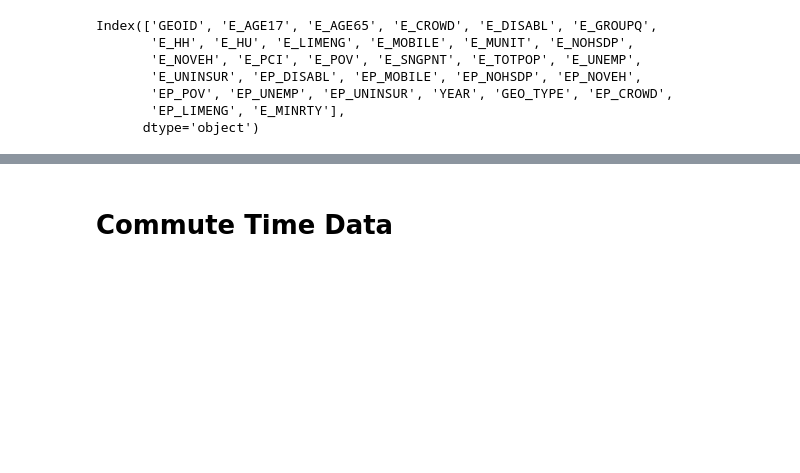
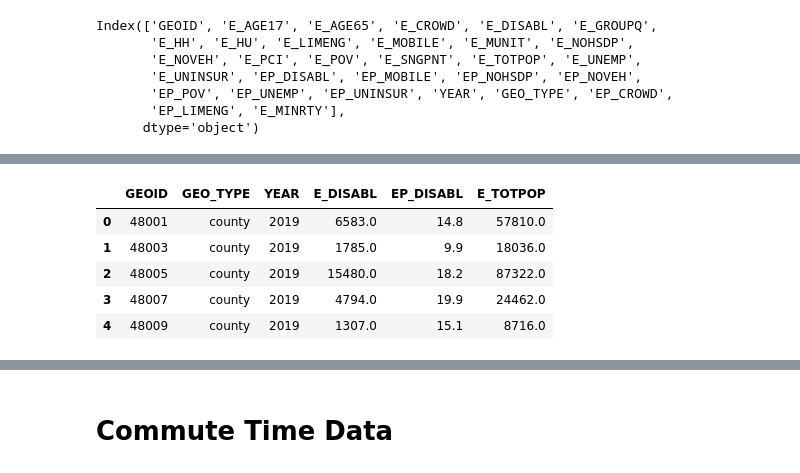
Before and after one commit to kellypierce/demographic-toolkit, a Jupyter notebook: svi_agg_v2.ipynb, the cells around one changed output, grey strips where cells are left out. Cells and saved outputs as stored; diff of their text form; code cells hidden in the pictures; blank space fills up the shorter version.

```diff
--- a/svi_agg_v2.ipynb
+++ b/svi_agg_v2.ipynb
@@ -24,10 +24,10 @@ def dfps_svi(dfps_df, svi=True, dfps_crosswalk='/Users/kpierce/demographic-toolk
 
         # recalculate percentage columns
         for ep, e in svi_map.items():
-            try:
+            if e in dfps_df.columns:
                 dfps_df[ep] = dfps_df[e] / dfps_df['E_TOTPOP']
-            except KeyError:
-                pass
+            else:
+                print(f'Column {e} not present in input data')
 
     # clean up DFPS region names
     dfps_names = {
@@ -382,0 +388,4 @@ Index(['GEOID', 'E_AGE17', 'E_AGE65', 'E_CROWD', 'E_DISABL', 'E_GROUPQ',
+# %%
+ep_disabl_backfill = pd.read_csv('/Users/kpierce/CooksProTX/census/ep_disabl/backfill_ep_disabl_20210902213917.csv',
+                                dtype={'GEOID': str, 'year': str})
+ep_disabl_backfill = ep_disabl_backfill.rename(columns={'geotype': 'GEO_TYPE', 'year': 'YEAR'})
@@ -382,0 +401,3 @@ Index(['GEOID', 'E_AGE17', 'E_AGE65', 'E_CROWD', 'E_DISABL', 'E_GROUPQ',
+# %%
+ep_disabl_county = ep_disabl_backfill[ep_disabl_backfill['GEO_TYPE'] == 'county']
+svi_disabl_county = svi_2019[svi_2019['GEO_TYPE'] == 'county'][['GEOID', 'E_TOTPOP']]
@@ -382,0 +413,11 @@ Index(['GEOID', 'E_AGE17', 'E_AGE65', 'E_CROWD', 'E_DISABL', 'E_GROUPQ',
+# %%
+eep_disabl_county = pd.merge(ep_disabl_county, svi_disabl_county, on='GEOID')
+# %%
+eep_disabl_county.head()
+# %% [output]
+|  | GEOID | GEO_TYPE | YEAR | E_DISABL | EP_DISABL | E_TOTPOP |
+| 0 | 48001 | county | 2019 | 6583.0 | 14.8 | 57810.0 |
+| 1 | 48003 | county | 2019 | 1785.0 | 9.9 | 18036.0 |
+| 2 | 48005 | county | 2019 | 15480.0 | 18.2 | 87322.0 |
+| 3 | 48007 | county | 2019 | 4794.0 | 19.9 | 24462.0 |
+| 4 | 48009 | county | 2019 | 1307.0 | 15.1 | 8716.0 |
```
Also changed, not shown: parts of 20 cells of this notebook.
